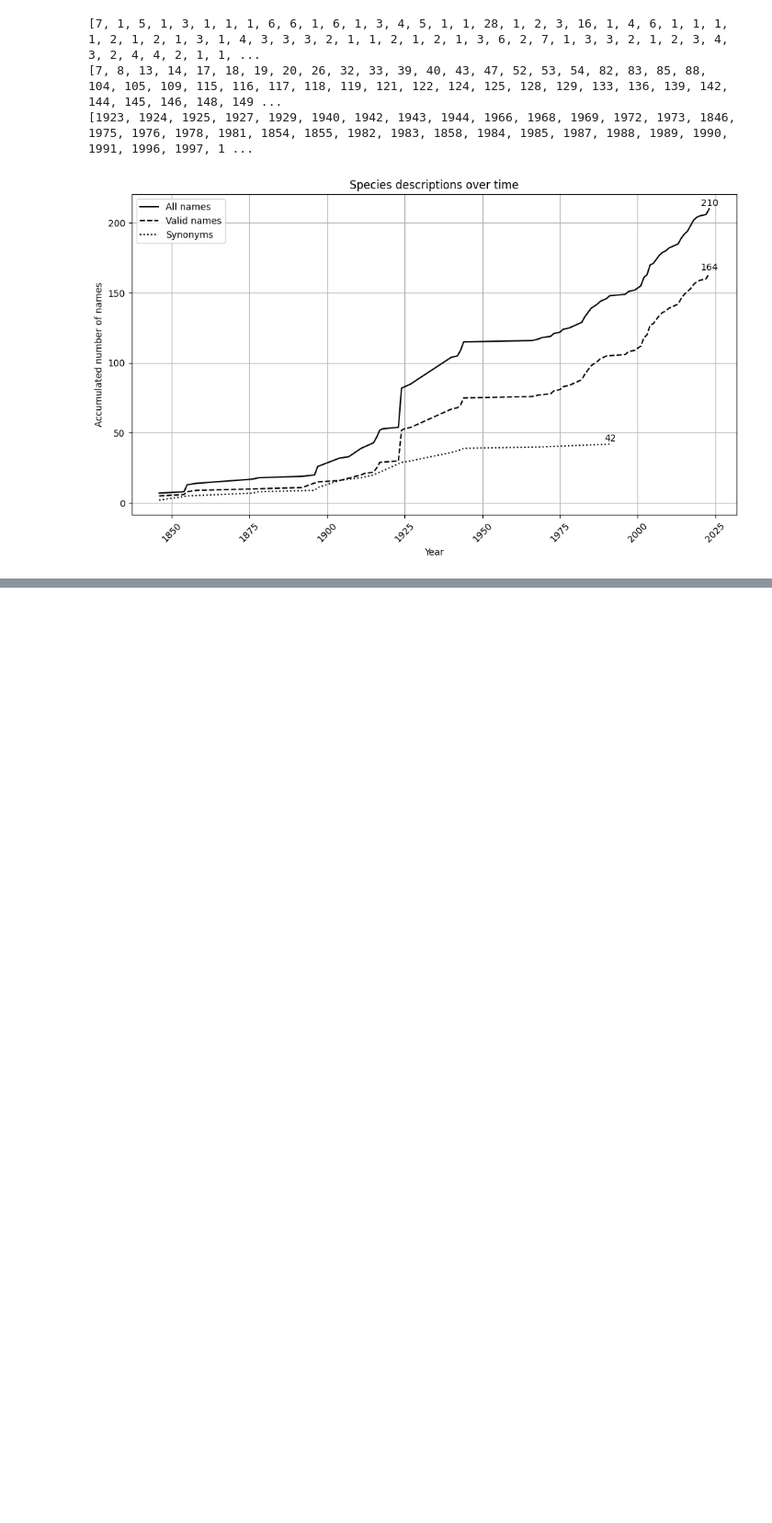
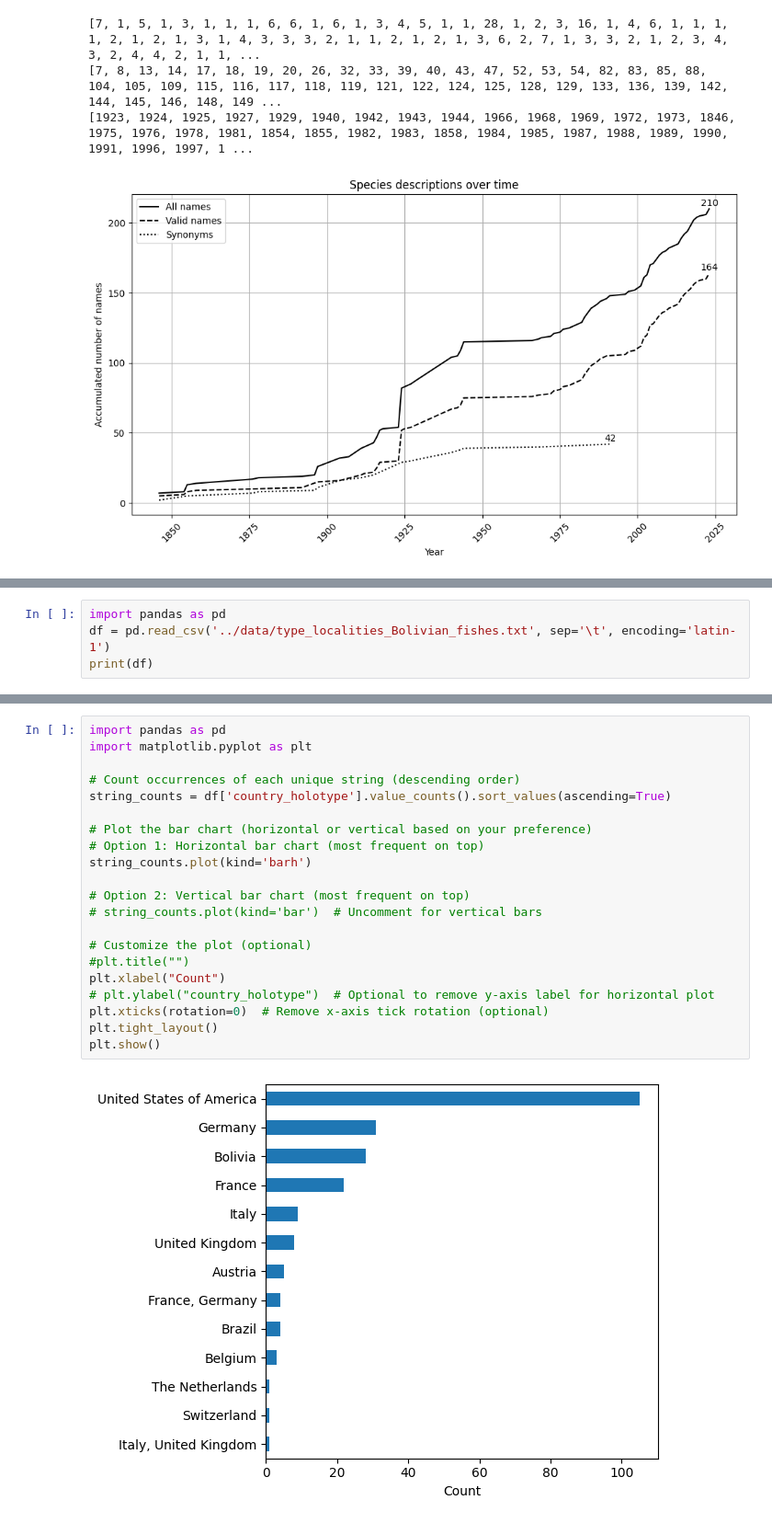
Before and after one commit to pascalhabluetzel/Type_localities_Bolivian_fishes, a Jupyter notebook: code/Species_accumulation.ipynb, the cells around one changed output, grey strips where cells are left out. Shown at 92% size. Saved outputs shown, nothing was run; the diff lists cells and outputs as text; blank space fills up the shorter version.

```diff
--- a/code/Species_accumulation.ipynb
+++ b/code/Species_accumulation.ipynb
@@ -129,0 +132,4 @@ plt.show()
+# %%
+import pandas as pd
+df = pd.read_csv('../data/type_localities_Bolivian_fishes.txt', sep='\t', encoding='latin-1')
+print(df)
@@ -129,0 +154,23 @@ plt.show()
+# %%
+import pandas as pd
+import matplotlib.pyplot as plt
+
+# Count occurrences of each unique string (descending order)
+string_counts = df['country_holotype'].value_counts().sort_values(ascending=True)
+
+# Plot the bar chart (horizontal or vertical based on your preference)
+# Option 1: Horizontal bar chart (most frequent on top)
+string_counts.plot(kind='barh')
+
+# Option 2: Vertical bar chart (most frequent on top)
+# string_counts.plot(kind='bar')  # Uncomment for vertical bars
+
+# Customize the plot (optional)
+#plt.title("")
+plt.xlabel("Count")
+# plt.ylabel("country_holotype")  # Optional to remove y-axis label for horizontal plot
+plt.xticks(rotation=0)  # Remove x-axis tick rotation (optional)
+plt.tight_layout()
+plt.show()
+# %% [output]
+[figure, added]
```
Also changed, not shown: parts of 4 cells of this notebook, 3 other files.
